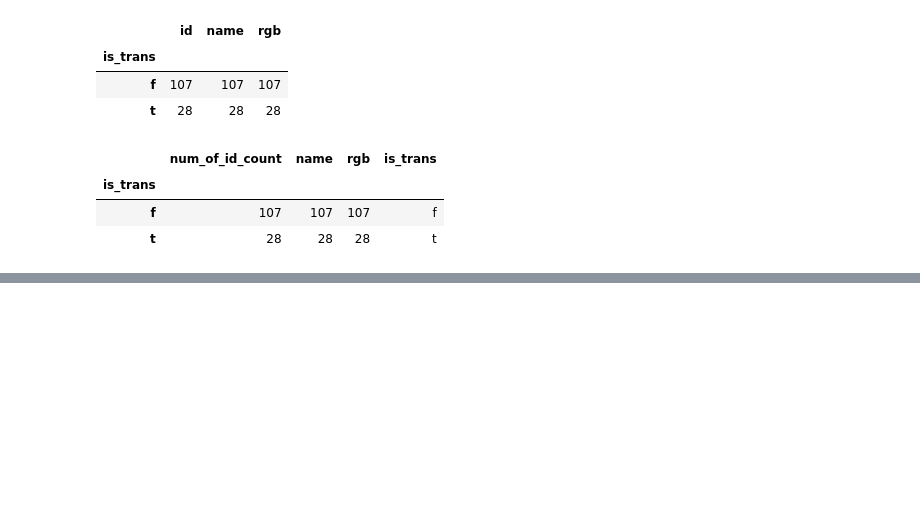
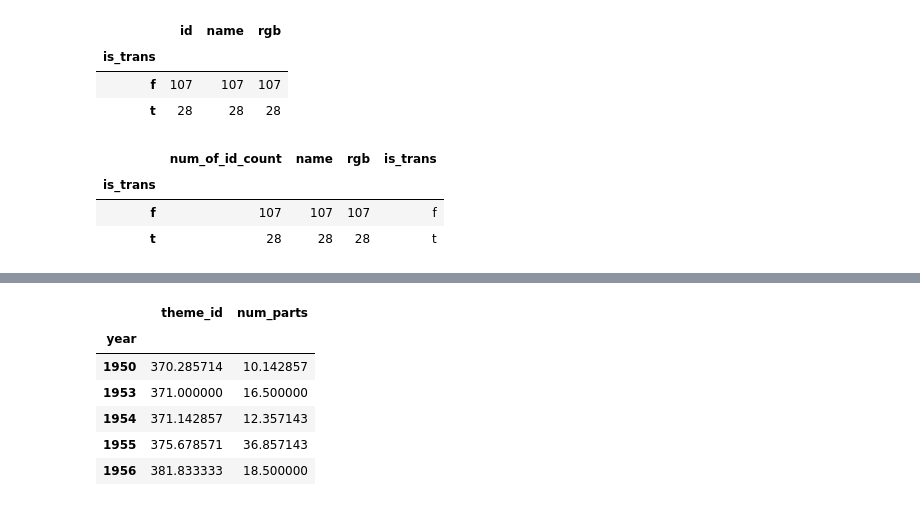
Before and after one commit to nortonlyr/Week9-ResearchProjects, a Jupyter notebook: codes/plotly_LEGO_data_vis.ipynb, the cells around one changed output, grey strips where cells are left out. Saved outputs shown, nothing was run; the diff lists cells and outputs as text; code cells hidden in the pictures; blank space fills up the shorter version.

```diff
--- a/codes/plotly_LEGO_data_vis.ipynb
+++ b/codes/plotly_LEGO_data_vis.ipynb
@@ -98,0 +156,13 @@ fig.show()
+# %%
+# Average of part per year
+avg_parts_per_year = sets_df.groupby(['year']).mean()
+# %%
+avg_parts_per_year.head()
+# %% [output]
+|  | theme_id | num_parts |
+| year |  |  |
+| 1950 | 370.285714 | 10.142857 |
+| 1953 | 371.000000 | 16.500000 |
+| 1954 | 371.142857 | 12.357143 |
+| 1955 | 375.678571 | 36.857143 |
+| 1956 | 381.833333 | 18.500000 |
```
Also changed, not shown: parts of 13 cells of this notebook.
